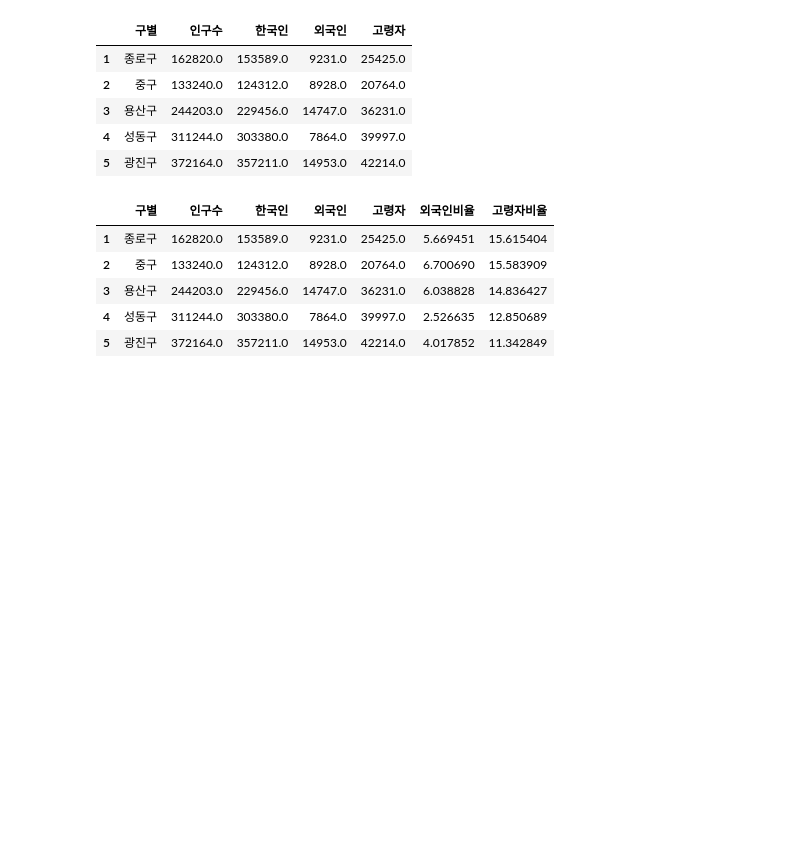
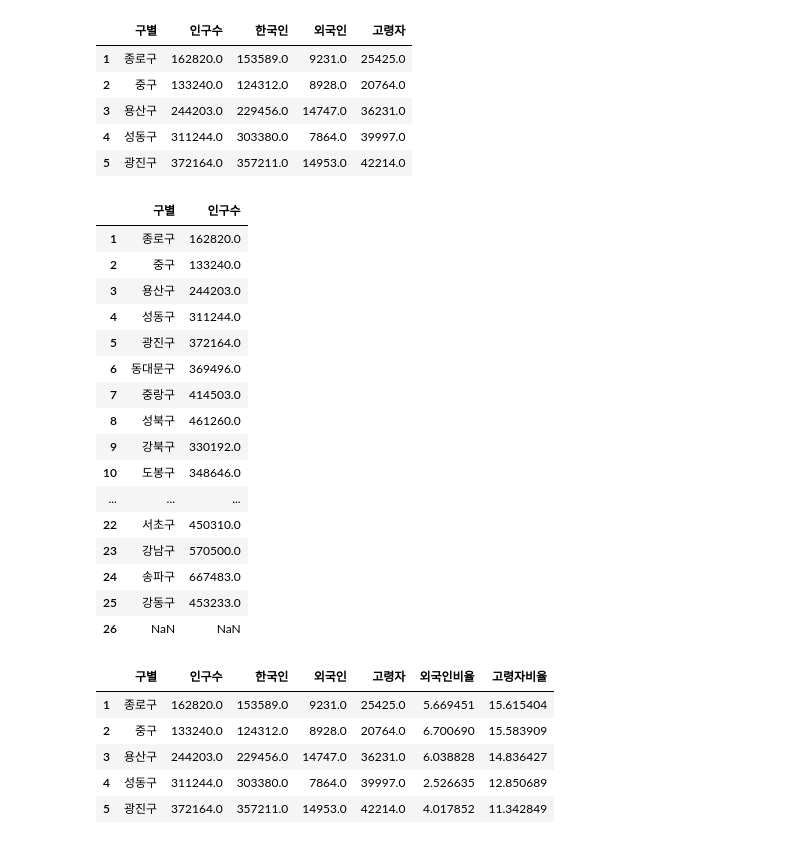
Before and after one commit to namsoojang/Play_with_Data_3rd, a Jupyter notebook: 1.CCTV/1장 CCTV.ipynb, the cells around one changed output. Saved outputs shown, nothing was run; the diff lists cells and outputs as text; code cells hidden in the pictures; blank space fills up the shorter version.

```diff
--- a/1.CCTV/1장 CCTV.ipynb
+++ b/1.CCTV/1장 CCTV.ipynb
@@ -218,6 +222,27 @@ pop_Seoul.head()
 | 3 | 용산구 | 244203.0 | 229456.0 | 14747.0 | 36231.0 |
 | 4 | 성동구 | 311244.0 | 303380.0 | 7864.0 | 39997.0 |
 | 5 | 광진구 | 372164.0 | 357211.0 | 14953.0 | 42214.0 |
+# %%
+pop_Seoul[['구별','인구수']]
+pop_Seoul.loc[:,['구별','인구수']]
+# %% [output]
+|  | 구별 | 인구수 |
+| 1 | 종로구 | 162820.0 |
+| 2 | 중구 | 133240.0 |
+| 3 | 용산구 | 244203.0 |
+| 4 | 성동구 | 311244.0 |
+| 5 | 광진구 | 372164.0 |
+| 6 | 동대문구 | 369496.0 |
+| 7 | 중랑구 | 414503.0 |
+| 8 | 성북구 | 461260.0 |
+| 9 | 강북구 | 330192.0 |
+| 10 | 도봉구 | 348646.0 |
+| ... | ... | ... |
+| 22 | 서초구 | 450310.0 |
+| 23 | 강남구 | 570500.0 |
+| 24 | 송파구 | 667483.0 |
+| 25 | 강동구 | 453233.0 |
+| 26 | NaN | NaN |
 # %%
 pop_Seoul['외국인비율'] = pop_Seoul['외국인'] / pop_Seoul['인구수'] *100
 pop_Seoul['고령자비율'] = pop_Seoul['고령자'] / pop_Seoul['인구수'] *100
```
Also changed, not shown: parts of 16 cells of this notebook.
